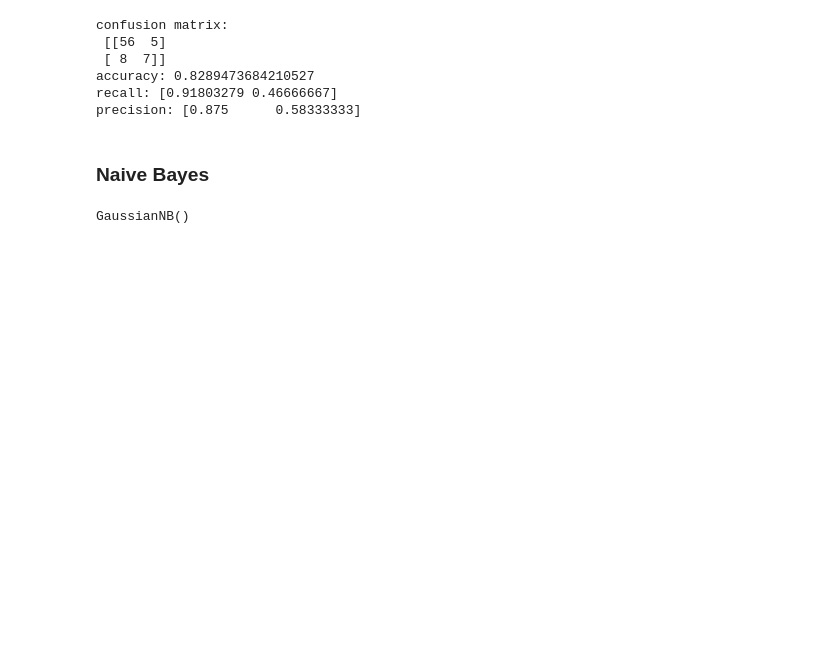
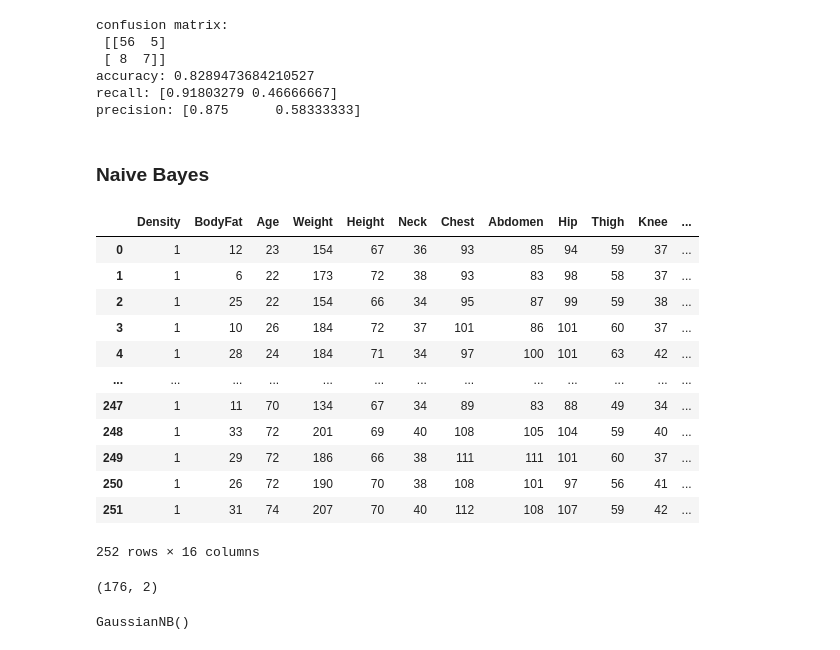
Before and after one commit to asmaalkurbi/bodyfat, a Jupyter notebook: bodyfatdata.ipynb, the cells around one changed output. Cells and saved outputs as stored; diff of their text form; code cells hidden in the pictures; blank space fills up the shorter version.

```diff
--- a/bodyfatdata.ipynb
+++ b/bodyfatdata.ipynb
@@ -577,5 +577,22 @@ precision: [0.875      0.58333333]
 # %%
 # Binning BodyFat into 2 equal-sized bins
 yy_binned, bins = pd.cut(body['BodyFat'], bins=2, labels=[0, 1], retbins=True)
+body['binned'] = yy_binned
+# %%
+body
+# %% [output]
+|  | Density | BodyFat | Age | Weight | Height | Neck | Chest | Abdomen | Hip | Thigh | Knee | ... |
+| 0 | 1 | 12 | 23 | 154 | 67 | 36 | 93 | 85 | 94 | 59 | 37 | ... |
+| 1 | 1 | 6 | 22 | 173 | 72 | 38 | 93 | 83 | 98 | 58 | 37 | ... |
+| 2 | 1 | 25 | 22 | 154 | 66 | 34 | 95 | 87 | 99 | 59 | 38 | ... |
+| 3 | 1 | 10 | 26 | 184 | 72 | 37 | 101 | 86 | 101 | 60 | 37 | ... |
+| 4 | 1 | 28 | 24 | 184 | 71 | 34 | 97 | 100 | 101 | 63 | 42 | ... |
+| ... | ... | ... | ... | ... | ... | ... | ... | ... | ... | ... | ... | ... |
+| 247 | 1 | 11 | 70 | 134 | 67 | 34 | 89 | 83 | 88 | 49 | 34 | ... |
+| 248 | 1 | 33 | 72 | 201 | 69 | 40 | 108 | 105 | 104 | 59 | 40 | ... |
+| 249 | 1 | 29 | 72 | 186 | 66 | 38 | 111 | 111 | 101 | 60 | 37 | ... |
+| 250 | 1 | 26 | 72 | 190 | 70 | 38 | 108 | 101 | 97 | 56 | 41 | ... |
+| 251 | 1 | 31 | 74 | 207 | 70 | 40 | 112 | 108 | 107 | 59 | 42 | ... |
+252 rows × 16 columns
 # %%
 # select the independent variable X = [Weight, Height] , and the dependent variable y = BodyFat
@@ -586,0 +604,4 @@ XX_train, XX_test, yy_train, yy_test = train_test_split(body.drop(columns='BodyF
+# %%
+XX_train.shape
+# %% [output]
+(176, 2)
```
Also changed, not shown: parts of 10 cells of this notebook.
